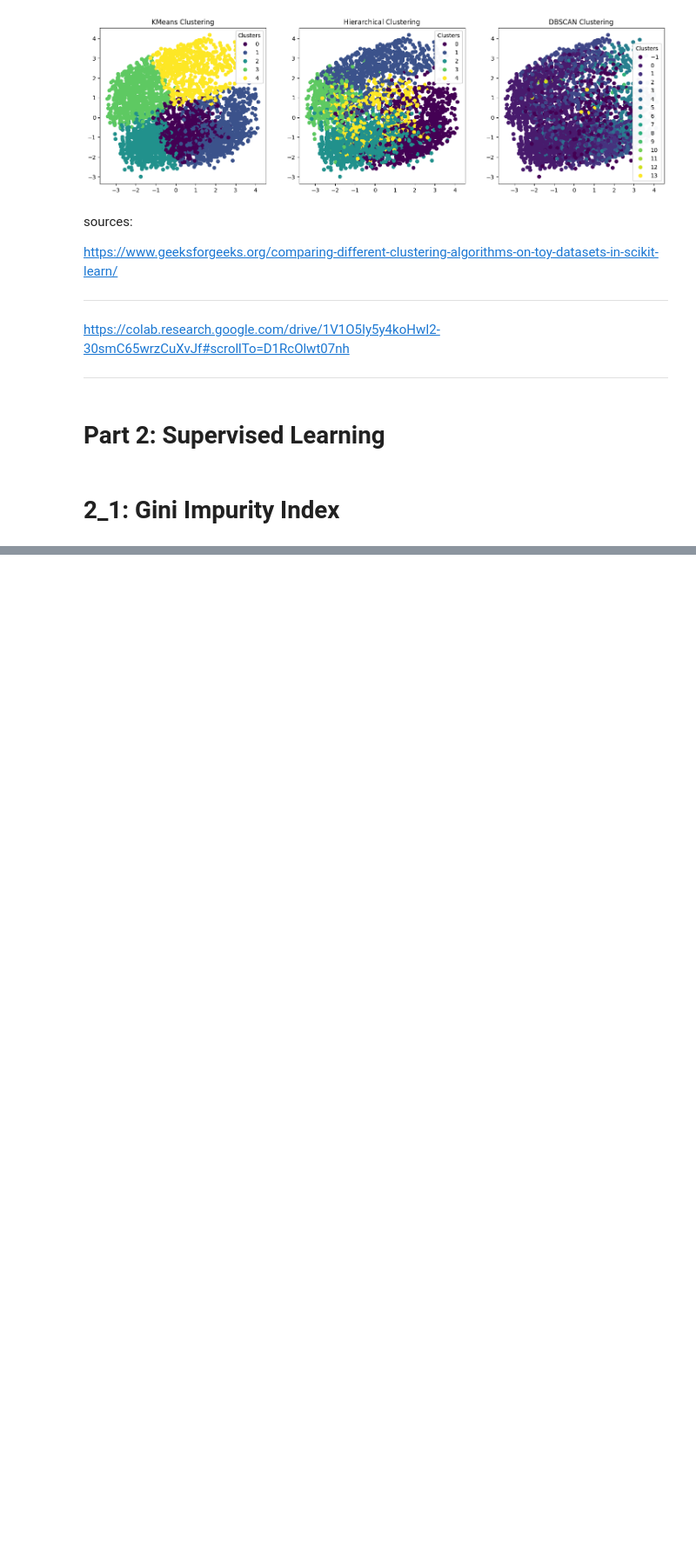
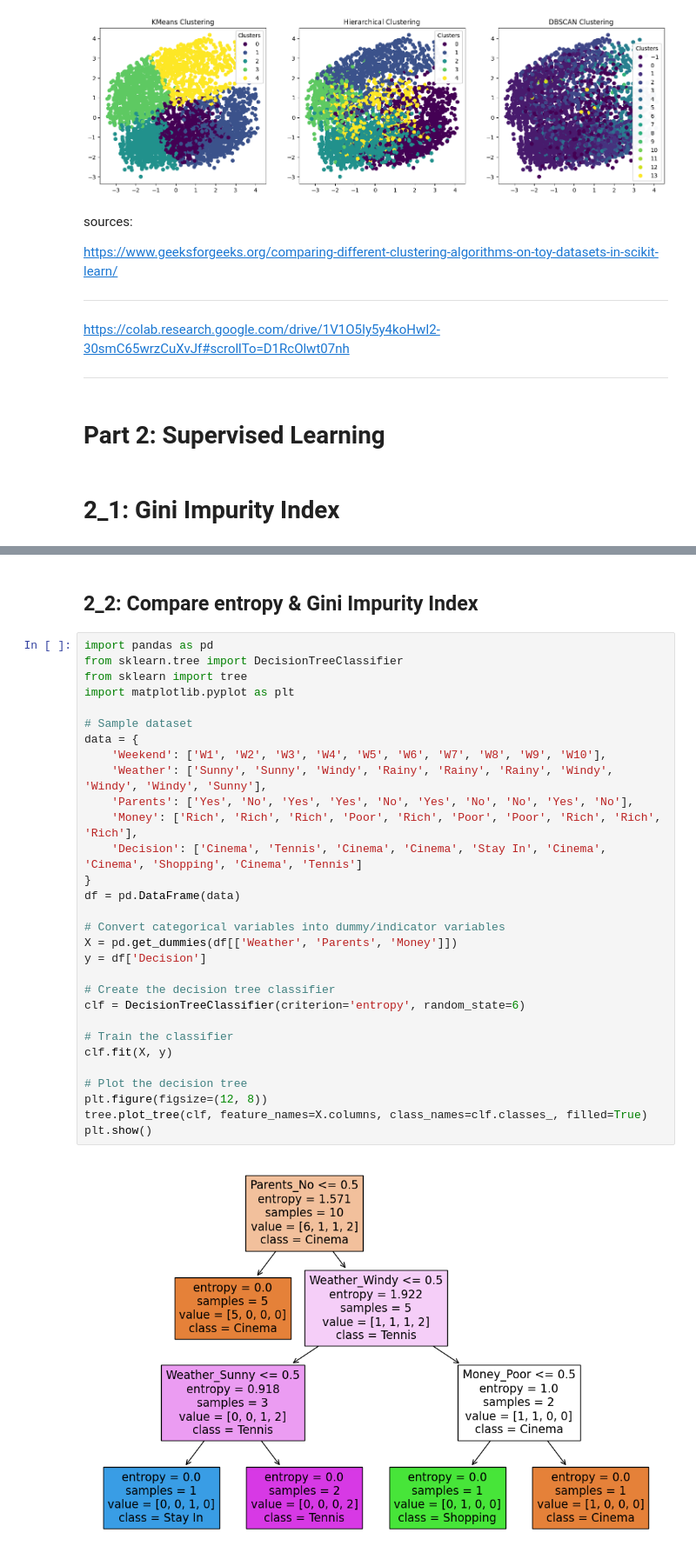
Before and after one commit to Arko04/Colab, a Jupyter notebook: AI_project2.ipynb, the cells around one changed output, grey strips where cells are left out. Shown at 87% size. Saved outputs shown, nothing was run; the diff lists cells and outputs as text; blank space fills up the shorter version.

```diff
--- a/AI_project2.ipynb
+++ b/AI_project2.ipynb
@@ -1930,0 +1052,34 @@ https://blog.quantinsti.com/gini-index/
+# %% [markdown]
+## **2_2: Compare entropy & Gini Impurity Index**
+# %%
+import pandas as pd
+from sklearn.tree import DecisionTreeClassifier
+from sklearn import tree
+import matplotlib.pyplot as plt
+
+# Sample dataset
+data = {
+    'Weekend': ['W1', 'W2', 'W3', 'W4', 'W5', 'W6', 'W7', 'W8', 'W9', 'W10'],
+    'Weather': ['Sunny', 'Sunny', 'Windy', 'Rainy', 'Rainy', 'Rainy', 'Windy', 'Windy', 'Windy', 'Sunny'],
+    'Parents': ['Yes', 'No', 'Yes', 'Yes', 'No', 'Yes', 'No', 'No', 'Yes', 'No'],
+    'Money': ['Rich', 'Rich', 'Rich', 'Poor', 'Rich', 'Poor', 'Poor', 'Rich', 'Rich', 'Rich'],
+    'Decision': ['Cinema', 'Tennis', 'Cinema', 'Cinema', 'Stay In', 'Cinema', 'Cinema', 'Shopping', 'Cinema', 'Tennis']
+}
+df = pd.DataFrame(data)
+
+# Convert categorical variables into dummy/indicator variables
+X = pd.get_dummies(df[['Weather', 'Parents', 'Money']])
+y = df['Decision']
+
+# Create the decision tree classifier
+clf = DecisionTreeClassifier(criterion='entropy', random_state=6)
+
+# Train the classifier
+clf.fit(X, y)
+
+# Plot the decision tree
+plt.figure(figsize=(12, 8))
+tree.plot_tree(clf, feature_names=X.columns, class_names=clf.classes_, filled=True)
+plt.show()
+# %% [output]
+[figure, added]
```
Also changed, not shown: parts of 97 cells of this notebook.
